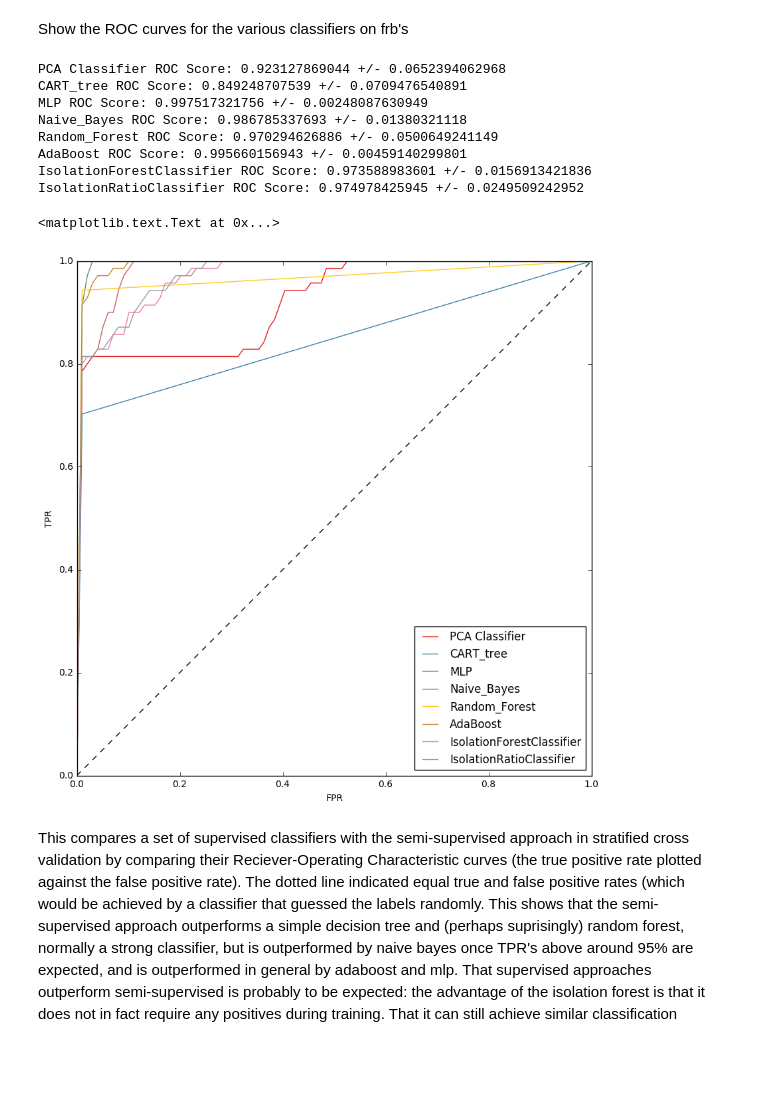
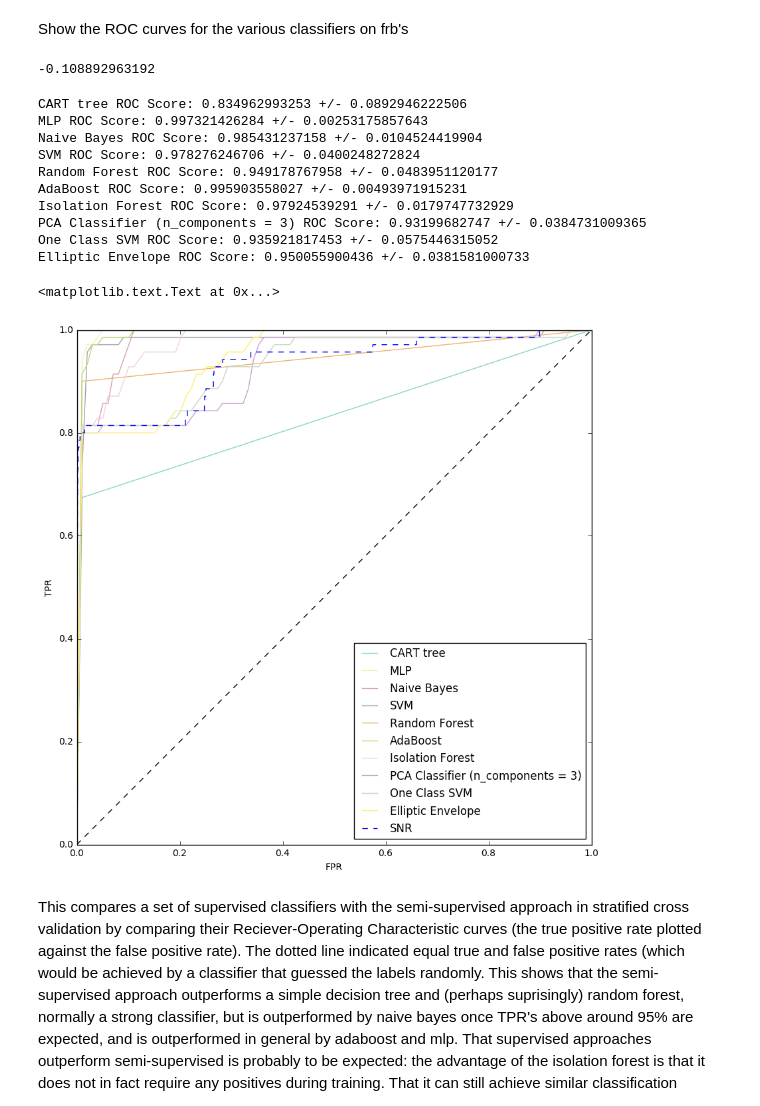
Before and after one commit to lsgos/MPhysPulsars, a Jupyter notebook: ROC_Curves_FRBS.ipynb, the cells around one changed output. Saved outputs shown, nothing was run; the diff lists cells and outputs as text; code cells hidden in the pictures; blank space fills up the shorter version.

Commit message:
Made some new notebooks for visualising the FRB performance

```diff
--- a/ROC_Curves_FRBS.ipynb
+++ b/ROC_Curves_FRBS.ipynb
@@ -11,18 +11,22 @@ sys.path.append("src")
 from sklearn.tree import DecisionTreeClassifier
 from sklearn.neural_network import MLPClassifier
 from sklearn.naive_bayes import GaussianNB
-from sklearn.svm import SVC, LinearSVC
+
 from sklearn.pipeline import Pipeline
 from sklearn.preprocessing import StandardScaler
 from sklearn.ensemble import RandomForestClassifier
 from sklearn.ensemble import AdaBoostClassifier
 
+
+from sklearn.covariance import EllipticEnvelope
+
 from IsolationClassifier import IsolationTreeClassifier, IsolationRatioClassifier
 from pca_frb import PCA_Classifier
-
+from OneClassSVMClassifier import OneClassSVMClassifier
+from SemiSupervisedClassifier import SemiSupervisedClassifier
 from sklearn.metrics import roc_curve, roc_auc_score
 from sklearn.model_selection import KFold, StratifiedKFold
-
+from sklearn.svm import SVC
 #In a slightly hacky way, add a 'predict_proba' method to the IsolationTree classes
 #it doesn't return a probability, but it allows us to call the same method on all the classifiers
 
@@ -34,22 +38,25 @@ MLPClassifier.decision_function = decision_function
 GaussianNB.decision_function = decision_function
 RandomForestClassifier.decision_function = decision_function
 AdaBoostClassifier.decision_function = decision_function
-
-
+SVC.decision_function = decision_function
 
 classifiers = []
-classifiers.append(("PCA Classifier", PCA_Classifier()))
-classifiers.append(("CART_tree", DecisionTreeClassifier()))
+
+classifiers.append(("CART tree", DecisionTreeClassifier()))
 classifiers.append(("MLP", Pipeline([('scaler', StandardScaler()), ('mlp',MLPClassifier())])))
-classifiers.append(("Naive_Bayes", GaussianNB()))
-#classifiers.append(("SVM", Pipeline([('scaler', StandardScaler()),
-#                                     ('svc',SVC(class_weight ='balanced'))])))
+classifiers.append(("Naive Bayes", GaussianNB()))
+classifiers.append(("SVM", Pipeline([('scaler', StandardScaler()),
+                                   ('svc',SVC(class_weight ='balanced', probability=True))])))
 #classifiers.append(("Linear SVM", Pipeline([('scaler', StandardScaler()),
  #                                           ('svc',LinearSVC(class_weight ='balanced'))])))
-classifiers.append(("Random_Forest", RandomForestClassifier()))
+classifiers.append(("Random Forest", RandomForestClassifier()))
 classifiers.append(("AdaBoost", AdaBoostClassifier()))
-classifiers.append(("IsolationForestClassifier", IsolationTreeClassifier(max_samples=8000)))
-classifiers.append(("IsolationRatioClassifier", IsolationRatioClassifier(max_samples=8000)))
+classifiers.append(("Isolation Forest", IsolationTreeClassifier(max_samples=8000)))
+classifiers.append(("PCA Classifier (n_components = 3)",
+                    Pipeline([('scaler', StandardScaler()), ('pca', PCA_Classifier(n_components = 2))])))
+classifiers.append(("One Class SVM", Pipeline([('scaler', StandardScaler()),
+                                              ('svm',OneClassSVMClassifier(nu=0.01))])))
+classifiers.append(("Elliptic Envelope", SemiSupervisedClassifier(EllipticEnvelope())))
 # %%
 with open("frb_datasets/w_snr_dm_nn_score.dat") as f:
     data_file = [[float(field) for field in line.strip().split(' ')] for line in f]
@@ -58,8 +65,14 @@ all_data = np.array(data_file, dtype=np.float32)
 
 #remove all frbs from the dataset: we only want to train the encoder on noise, in order to detect outliers
 
-X = all_data[:,:-1] #remove the class label from the training data
+X = all_data[:,:-2] #remove the class label and nn score from the training data
 Y = all_data[:,-1].astype(np.int) #class labels
+# %%
+f = IsolationTreeClassifier()
+f.fit(X, Y)
+print f.decision_function(X).min()
+# %% [output]
+-0.108892963192
 # %%
 from scipy import interp
 
@@ -98,37 +111,39 @@ def mean_roc_curve(clf, X, Y, axes, n_folds = 5, color = 'k', legend = "", strat
 # %%
 plt.rcParams['figure.figsize'] = 10,10
 
 from matplotlib.cm import get_cmap
 f, ax = plt.subplots(1)
 
-cmap = get_cmap('Set1')
+cmap = get_cmap('Set3')
 colors = [cmap(i) for i in np.linspace(0,1, len(classifiers))]
 
 for (name, clf), col  in zip(classifiers, colors):
     rscore_mean, rscore_std = mean_roc_curve(clf, X, Y, ax,n_folds = 10, color = col, legend = name)
     print "{} ROC Score: {} +/- {}".format(name, rscore_mean, rscore_std)
 
 #plot the guessing line
 ax.plot(np.linspace(0,1,100), np.linspace(0,1,100), linestyle = '--', color = 'k')
 
 #add the line for just using an SNR cutoff
 snr = X[:,1]
 fpr, tpr, thresholds = roc_curve(Y, snr, pos_label = 1)
 ax.plot(fpr,tpr, linestyle = '--', color = 'blue', label = 'SNR')
 ax.legend(loc = 'lower right')
 ax.set_xlabel('FPR')
 ax.set_ylabel('TPR')
 # %% [output]
-PCA Classifier ROC Score: 0.923127869044 +/- 0.0652394062968
-CART_tree ROC Score: 0.849248707539 +/- 0.0709476540891
-MLP ROC Score: 0.997517321756 +/- 0.00248087630949
-Naive_Bayes ROC Score: 0.986785337693 +/- 0.01380321118
-Random_Forest ROC Score: 0.970294626886 +/- 0.0500649241149
-AdaBoost ROC Score: 0.995660156943 +/- 0.00459140299801
-IsolationForestClassifier ROC Score: 0.973588983601 +/- 0.0156913421836
-IsolationRatioClassifier ROC Score: 0.974978425945 +/- 0.0249509242952
+CART tree ROC Score: 0.834962993253 +/- 0.0892946222506
+MLP ROC Score: 0.997321426284 +/- 0.00253175857643
+Naive Bayes ROC Score: 0.985431237158 +/- 0.0104524419904
+SVM ROC Score: 0.978276246706 +/- 0.0400248272824
+Random Forest ROC Score: 0.949178767958 +/- 0.0483951120177
+AdaBoost ROC Score: 0.995903558027 +/- 0.00493971915231
+Isolation Forest ROC Score: 0.97924539291 +/- 0.0179747732929
+PCA Classifier (n_components = 3) ROC Score: 0.93199682747 +/- 0.0384731009365
+One Class SVM ROC Score: 0.935921817453 +/- 0.0575446315052
+Elliptic Envelope ROC Score: 0.950055900436 +/- 0.0381581000733
 <matplotlib.text.Text at 0x...>
-[figure, old version]
+[figure, new version]
 # %% [markdown]
 This compares a set of supervised classifiers with the semi-supervised approach in stratified cross validation by comparing their Reciever-Operating Characteristic curves (the true positive rate plotted against the false positive rate). The dotted line indicated equal true and false positive rates (which would be achieved by a classifier that guessed the labels randomly.
 This shows that the semi-supervised approach outperforms a simple decision tree and (perhaps suprisingly) random forest, normally a strong classifier, but is outperformed by naive bayes once TPR's above around 95% are expected, and is outperformed in general by adaboost and mlp.
```
Also changed, not shown: parts of 5 cells of this notebook, 25 other files.
